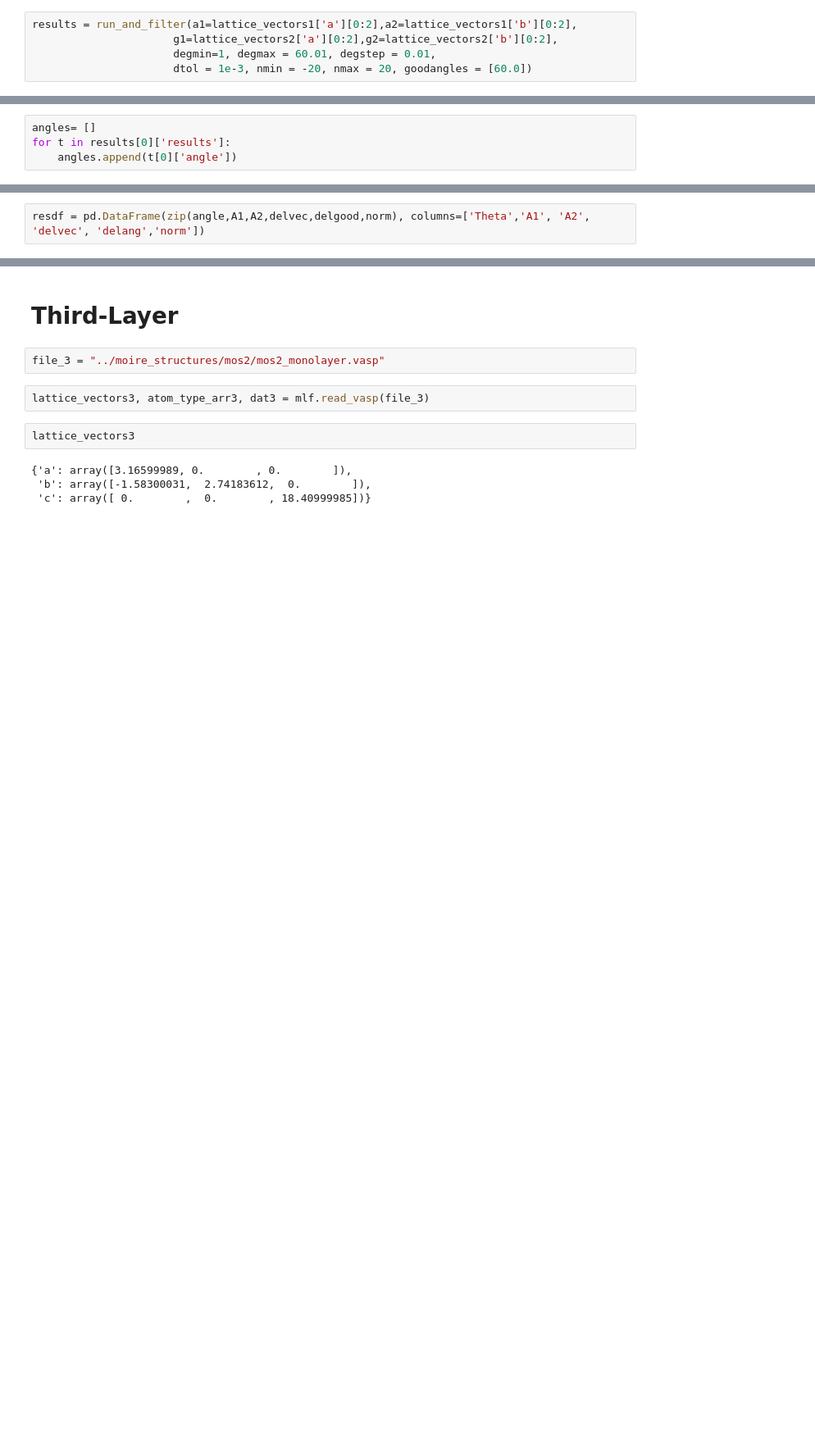
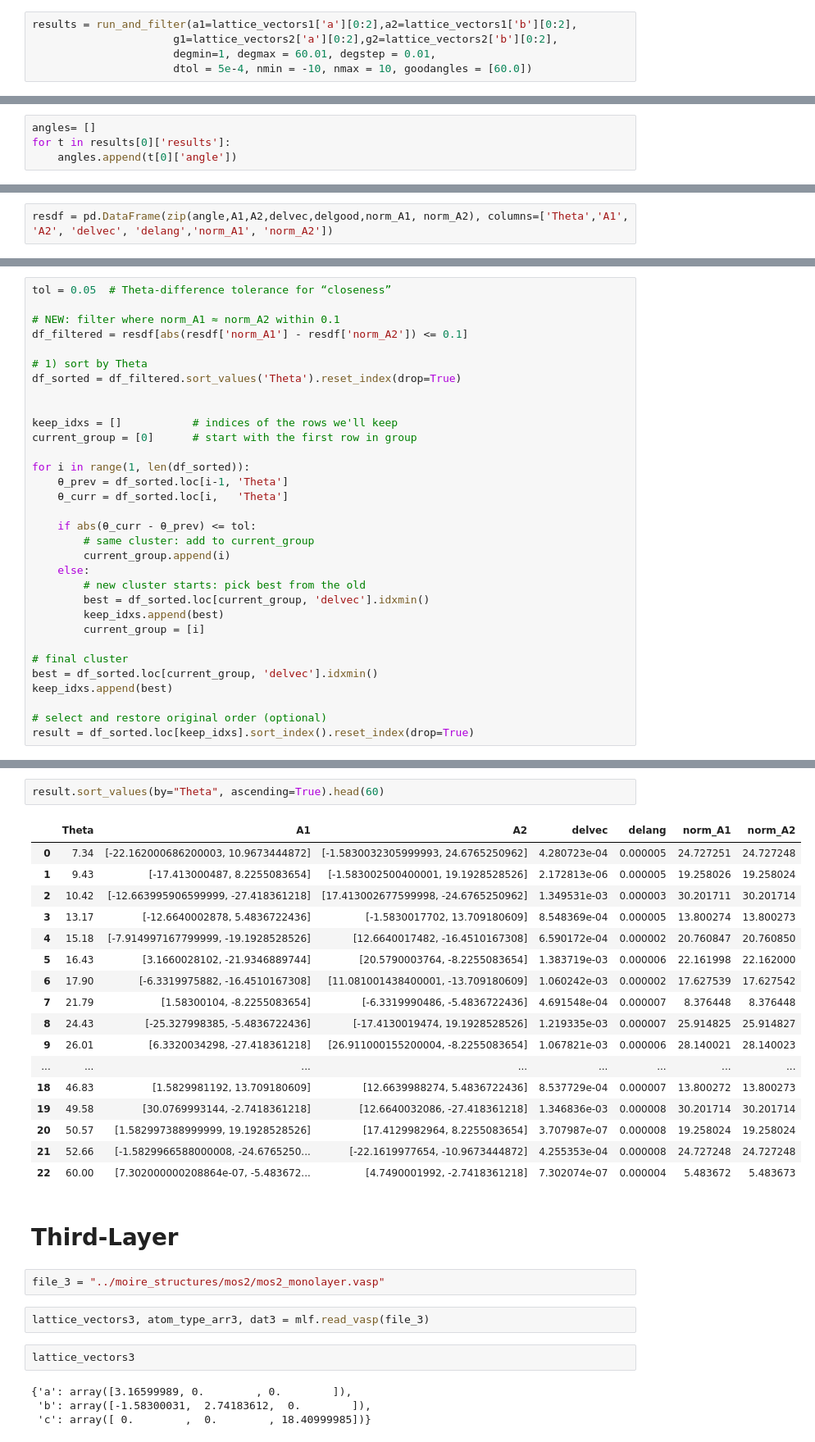
Before and after one commit to anikeya9/Multi-Layer-Moire-MLM-, a Jupyter notebook: notebooks/trilayer_candidate_finder.ipynb, the cells around one changed output, grey strips where cells are left out. Shown at 82% size. Drawn from its saved outputs; the diff is of its cells as text; blank space fills up the shorter version.

```diff
--- a/notebooks/trilayer_candidate_finder.ipynb
+++ b/notebooks/trilayer_candidate_finder.ipynb
@@ -118,4 +115,4 @@ final_df
 results = run_and_filter(a1=lattice_vectors1['a'][0:2],a2=lattice_vectors1['b'][0:2],
                       g1=lattice_vectors2['a'][0:2],g2=lattice_vectors2['b'][0:2],
                       degmin=1, degmax = 60.01, degstep = 0.01,
-                      dtol = 1e-3, nmin = -20, nmax = 20, goodangles = [60.0])
+                      dtol = 5e-4, nmin = -10, nmax = 10, goodangles = [60.0])
@@ -191,5 +148,5 @@ for result in results[0]['results']:
 # %%
-resdf = pd.DataFrame(zip(angle,A1,A2,delvec,delgood,norm), columns=['Theta','A1', 'A2', 'delvec', 'delang','norm'])
+resdf = pd.DataFrame(zip(angle,A1,A2,delvec,delgood,norm_A1, norm_A2), columns=['Theta','A1', 'A2', 'delvec', 'delang','norm_A1', 'norm_A2'])
 # %%
 len(resdf)
 # %% [output]
@@ -225 +170,33 @@ final_rsdf = rsdf_sorted.groupby('Theta', as_index=False).first()
+# %%
+tol = 0.05  # Theta‐difference tolerance for “closeness”
+
+# NEW: filter where norm_A1 ≈ norm_A2 within 0.1
+df_filtered = resdf[abs(resdf['norm_A1'] - resdf['norm_A2']) <= 0.1]
+
+# 1) sort by Theta
+df_sorted = df_filtered.sort_values('Theta').reset_index(drop=True)
+
+
+keep_idxs = []           # indices of the rows we'll keep
+current_group = [0]      # start with the first row in group
+
+for i in range(1, len(df_sorted)):
+    θ_prev = df_sorted.loc[i-1, 'Theta']
+    θ_curr = df_sorted.loc[i,   'Theta']
+
+    if abs(θ_curr - θ_prev) <= tol:
+        # same cluster: add to current_group
+        current_group.append(i)
+    else:
+        # new cluster starts: pick best from the old
+        best = df_sorted.loc[current_group, 'delvec'].idxmin()
+        keep_idxs.append(best)
+        current_group = [i]
+
+# final cluster
+best = df_sorted.loc[current_group, 'delvec'].idxmin()
+keep_idxs.append(best)
+
+# select and restore original order (optional)
+result = df_sorted.loc[keep_idxs].sort_index().reset_index(drop=True)
 # %%
@@ -278,3 +206,23 @@ final_rsdf.tail(50)
+# %%
+result.sort_values(by="Theta", ascending=True).head(60)
+# %% [output]
+|  | Theta | A1 | A2 | delvec | delang | norm_A1 | norm_A2 |
+| 0 | 7.34 | [-22.162000686200003, 10.9673444872] | [-1.5830032305999993, 24.6765250962] | 4.280723e-04 | 0.000005 | 24.727251 | 24.727248 |
+| 1 | 9.43 | [-17.413000487, 8.2255083654] | [-1.583002500400001, 19.1928528526] | 2.172813e-06 | 0.000005 | 19.258026 | 19.258024 |
+| 2 | 10.42 | [-12.663995906599999, -27.418361218] | [17.413002677599998, -24.6765250962] | 1.349531e-03 | 0.000003 | 30.201711 | 30.201714 |
+| 3 | 13.17 | [-12.6640002878, 5.4836722436] | [-1.5830017702, 13.709180609] | 8.548369e-04 | 0.000005 | 13.800274 | 13.800273 |
+| 4 | 15.18 | [-7.914997167799999, -19.1928528526] | [12.6640017482, -16.4510167308] | 6.590172e-04 | 0.000002 | 20.760847 | 20.760850 |
+| 5 | 16.43 | [3.1660028102, -21.9346889744] | [20.5790003764, -8.2255083654] | 1.383719e-03 | 0.000006 | 22.161998 | 22.162000 |
+| 6 | 17.90 | [-6.3319975882, -16.4510167308] | [11.081001438400001, -13.709180609] | 1.060242e-03 | 0.000002 | 17.627539 | 17.627542 |
+| 7 | 21.79 | [1.58300104, -8.2255083654] | [-6.3319990486, -5.4836722436] | 4.691548e-04 | 0.000007 | 8.376448 | 8.376448 |
+| 8 | 24.43 | [-25.327998385, -5.4836722436] | [-17.4130019474, 19.1928528526] | 1.219335e-03 | 0.000007 | 25.914825 | 25.914827 |
+| 9 | 26.01 | [6.3320034298, -27.418361218] | [26.911000155200004, -8.2255083654] | 1.067821e-03 | 0.000006 | 28.140021 | 28.140023 |
+| ... | ... | ... | ... | ... | ... | ... | ... |
+| 18 | 46.83 | [1.5829981192, 13.709180609] | [12.6639988274, 5.4836722436] | 8.537729e-04 | 0.000007 | 13.800272 | 13.800273 |
+| 19 | 49.58 | [30.0769993144, -2.7418361218] | [12.6640032086, -27.418361218] | 1.346836e-03 | 0.000008 | 30.201714 | 30.201714 |
+| 20 | 50.57 | [1.582997388999999, 19.1928528526] | [17.4129982964, 8.2255083654] | 3.707987e-07 | 0.000008 | 19.258024 | 19.258024 |
+| 21 | 52.66 | [-1.5829966588000008, -24.6765250... | [-22.1619977654, -10.9673444872] | 4.255353e-04 | 0.000008 | 24.727248 | 24.727248 |
+| 22 | 60.00 | [7.302000000208864e-07, -5.483672... | [4.7490001992, -2.7418361218] | 7.302074e-07 | 0.000004 | 5.483672 | 5.483673 |
 # %% [markdown]
 # Third-Layer
 # %%
```
Also changed, not shown: parts of 31 cells of this notebook, 3 other files.
